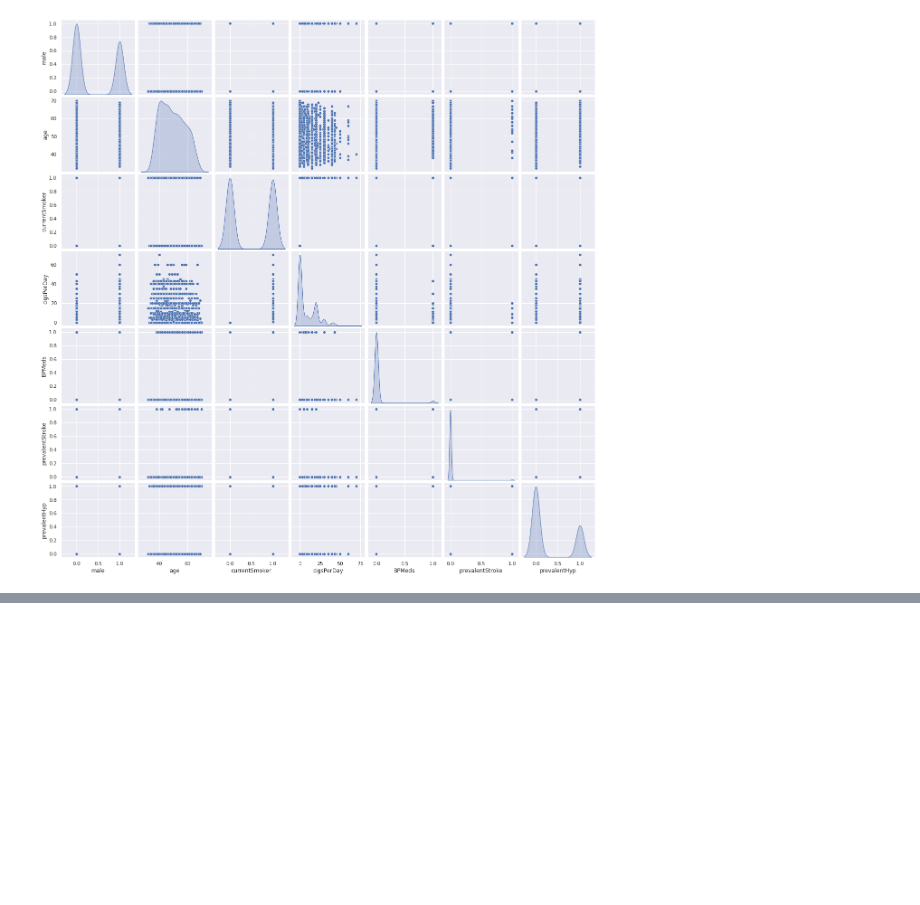
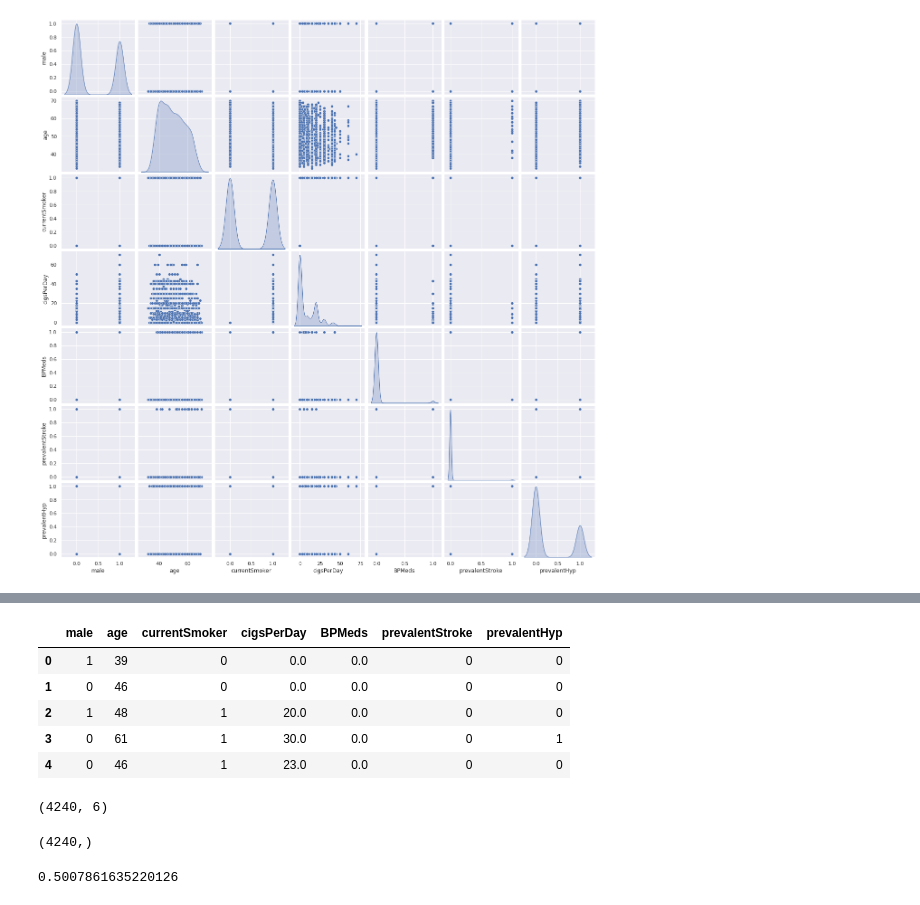
Before and after one commit to npnayak/Credit-Card, a Jupyter notebook: Homework_3.ipynb, the cells around one changed output, grey strips where cells are left out. Cells and saved outputs as stored; diff of their text form; code cells hidden in the pictures; blank space fills up the shorter version.

```diff
--- a/Homework_3.ipynb
+++ b/Homework_3.ipynb
@@ -336,0 +353,28 @@ sns.pairplot(cData_attr, diag_kind='kde')
+# %%
+df_new.head()
+# %% [output]
+|  | male | age | currentSmoker | cigsPerDay | BPMeds | prevalentStroke | prevalentHyp |
+| 0 | 1 | 39 | 0 | 0.0 | 0.0 | 0 | 0 |
+| 1 | 0 | 46 | 0 | 0.0 | 0.0 | 0 | 0 |
+| 2 | 1 | 48 | 1 | 20.0 | 0.0 | 0 | 0 |
+| 3 | 0 | 61 | 1 | 30.0 | 0.0 | 0 | 1 |
+| 4 | 0 | 46 | 1 | 23.0 | 0.0 | 0 | 0 |
+# %%
+X_Q2 = df_new.drop('cigsPerDay', axis=1)
+X_Q2.shape
+# %% [output]
+(4240, 6)
+# %%
+y_Q2 = df_new['cigsPerDay']
+y_Q2.shape
+# %% [output]
+(4240,)
+# %%
+Xtrain, Xtest, ytrain, ytest = train_test_split(X_Q2, y_Q2, test_size=0.3, random_state=833)
+model_Q2 = LogisticRegression(solver='liblinear')
+model.fit(Xtrain, ytrain)
+y_model_Q2 = model.predict(Xtest)
+test_1 = Xtest.join(ytest).reset_index()
+accuracy_score(ytest, y_model_Q2)
+# %% [output]
+0.5007861635220126
```
Also changed, not shown: parts of 12 cells of this notebook.
